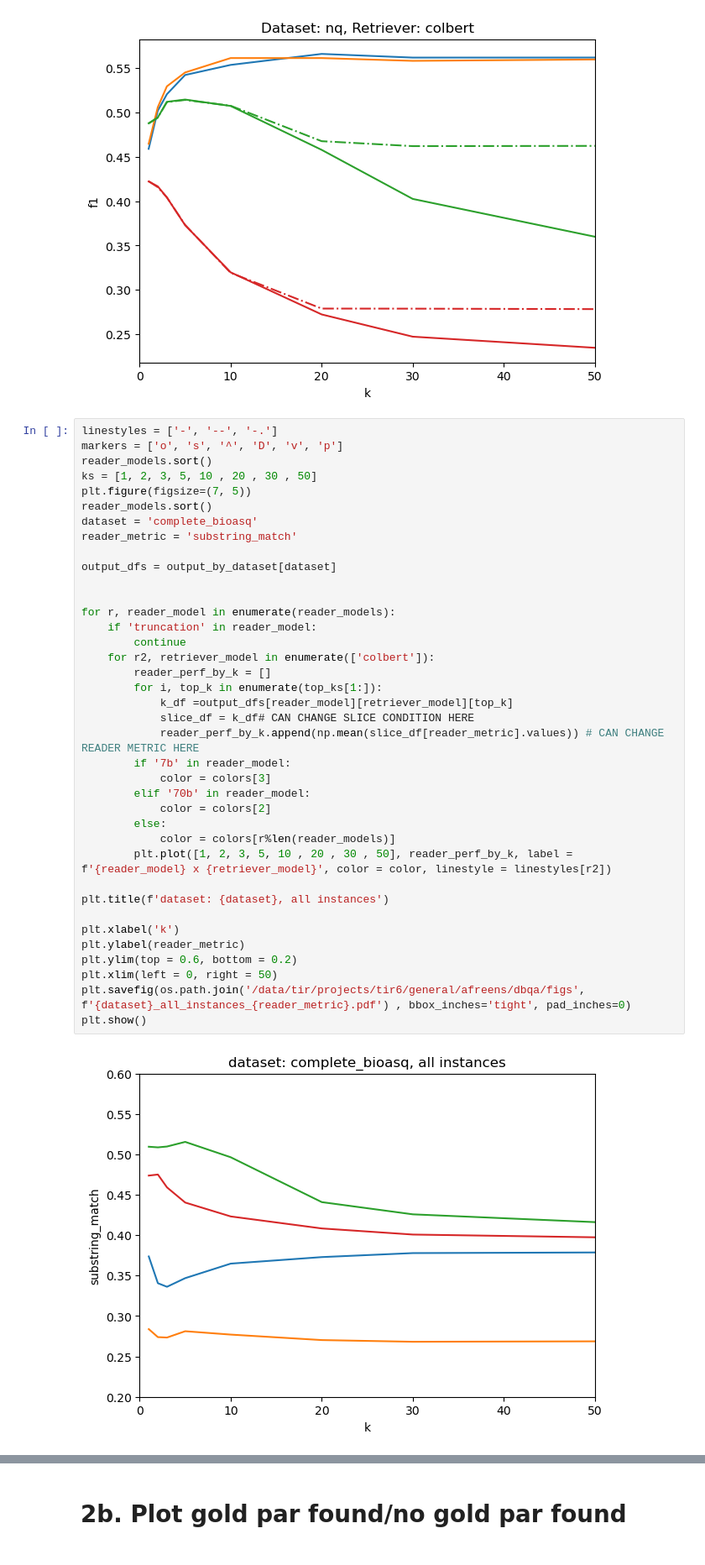
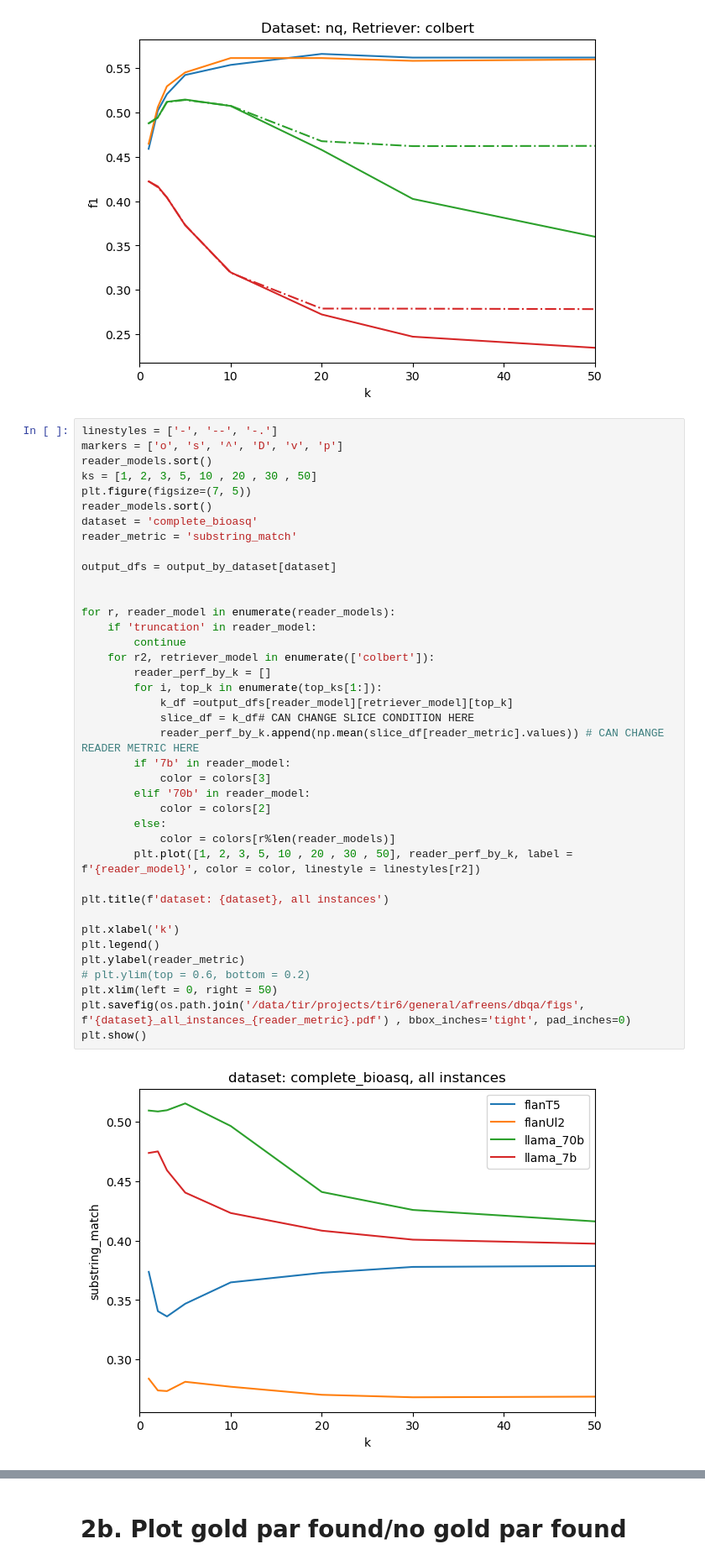
Before and after one commit to neulab/ragged, a Jupyter notebook: zeno/slice_plots.ipynb, the cells around one changed output, grey strips where cells are left out. Shown at 84% size. Cells and saved outputs as stored; diff of their text form.

```diff
--- a/zeno/slice_plots.ipynb
+++ b/zeno/slice_plots.ipynb
@@ -457,33 +457,34 @@ reader_models.sort()
 dataset = 'complete_bioasq'
 reader_metric = 'substring_match'
 
 output_dfs = output_by_dataset[dataset]
 
 
 for r, reader_model in enumerate(reader_models):
     if 'truncation' in reader_model:
         continue
     for r2, retriever_model in enumerate(['colbert']):
         reader_perf_by_k = []
         for i, top_k in enumerate(top_ks[1:]):
             k_df =output_dfs[reader_model][retriever_model][top_k]
             slice_df = k_df# CAN CHANGE SLICE CONDITION HERE
             reader_perf_by_k.append(np.mean(slice_df[reader_metric].values)) # CAN CHANGE READER METRIC HERE
         if '7b' in reader_model:
             color = colors[3]
         elif '70b' in reader_model:
             color = colors[2]
         else:
             color = colors[r%len(reader_models)]
-        plt.plot([1, 2, 3, 5, 10 , 20 , 30 , 50], reader_perf_by_k, label = f'{reader_model} x {retriever_model}', color = color, linestyle = linestyles[r2])
+        plt.plot([1, 2, 3, 5, 10 , 20 , 30 , 50], reader_perf_by_k, label = f'{reader_model}', color = color, linestyle = linestyles[r2])
 
 plt.title(f'dataset: {dataset}, all instances')
 
 plt.xlabel('k')
+plt.legend()
 plt.ylabel(reader_metric)
-plt.ylim(top = 0.6, bottom = 0.2)
+# plt.ylim(top = 0.6, bottom = 0.2)
 plt.xlim(left = 0, right = 50)
 plt.savefig(os.path.join('/data/tir/projects/tir6/general/afreens/dbqa/figs', f'{dataset}_all_instances_{reader_metric}.pdf') , bbox_inches='tight', pad_inches=0)
 plt.show()
 # %% [output]
-[figure, old version]
+[figure, new version]
```
Also changed, not shown: parts of 2 cells of this notebook.
